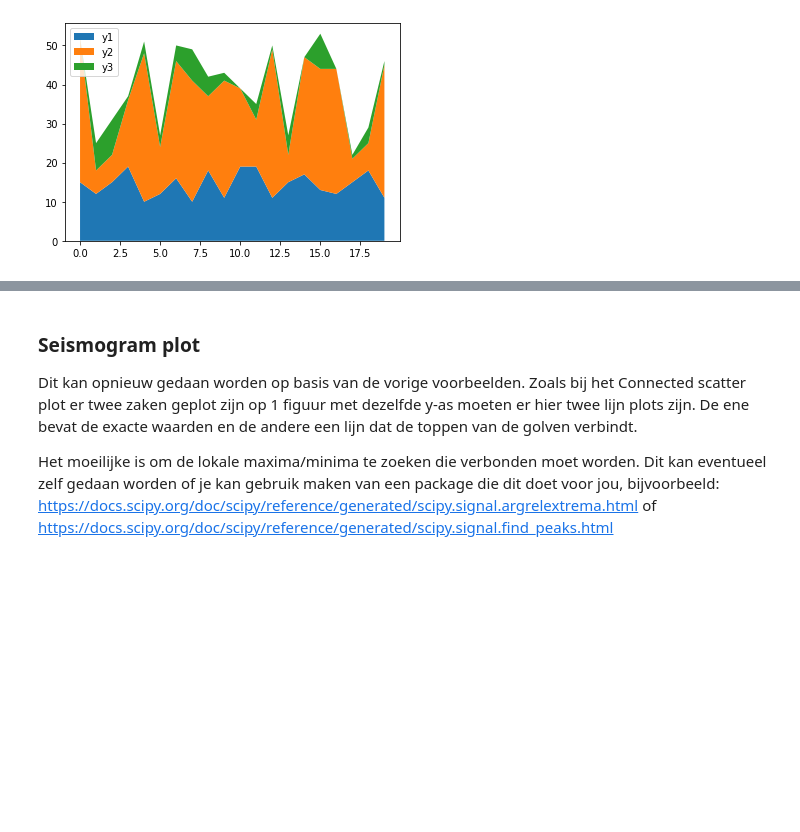
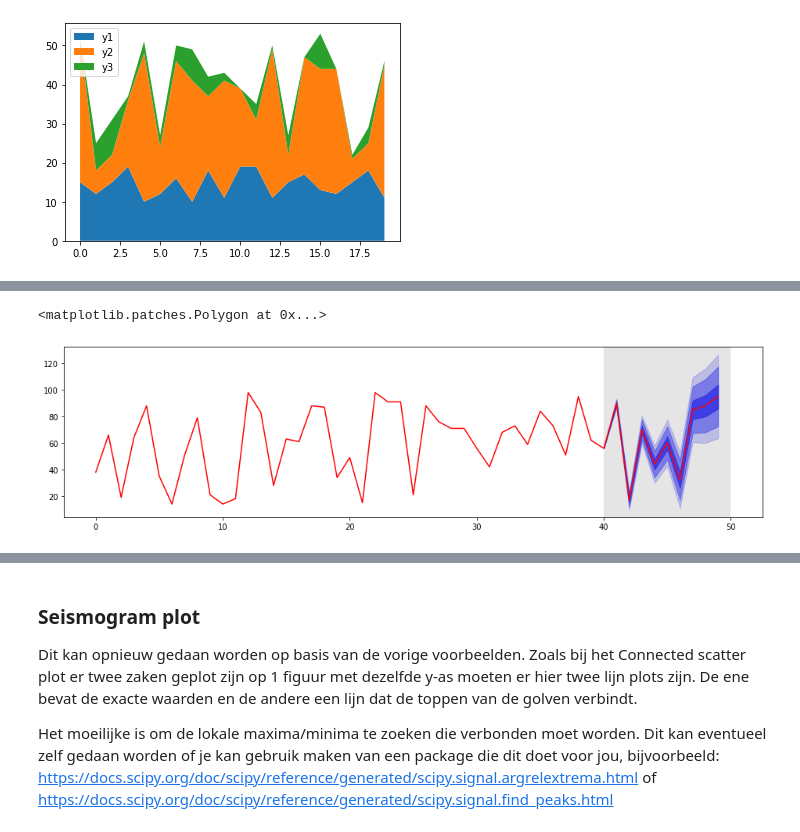
Before and after one commit to OdiseeDataScience2324/Leerstof, a Jupyter notebook: Week 5/DataVisualisation.ipynb, the cells around one changed output, grey strips where cells are left out. Drawn from its saved outputs; the diff is of its cells as text; code cells hidden in the pictures; blank space fills up the shorter version.

```diff
--- a/Week 5/DataVisualisation.ipynb
+++ b/Week 5/DataVisualisation.ipynb
@@ -284,9 +284,25 @@ De meeste functies hiervoor heb je reeds gezien. Enkel voor de grijze zone na te
 # %%
 df = pd.DataFrame({"x": np.arange(0, 50)})
 df["y"] = np.random.randint(10, 100, size=50)
 # voor een fan-plot ga je eerst error-waarden moeten berekenen
 df_errors=df.tail(10).copy()
+# 50 is een indicatie van hoe sterk de fout is
+# 0.2 is een factor om gemakkelijke de drie foutkleuren te hebben
 df_errors["error1"] = 50 * 0.2 * (df_errors.x - df_errors.x.min()) / len(df_errors) # (df_errors.x - df_errors.x.min()) / len(df_errors) (hoever van start tot einde van interval waar fouten in staan)
+df_errors["error2"] = 50 * 0.5 * (df_errors.x - df_errors.x.min()) / len(df_errors)
+df_errors["error3"] = 50 * 0.7 * (df_errors.x - df_errors.x.min()) / len(df_errors)
+
+plt.figure(figsize=(16,4))
+plt.plot(df.x, df.y, color='red')
+
+plt.gca().fill_between(df_errors.x, df_errors.y + df_errors.error3, df_errors.y - df_errors.error3, color='blue', alpha=0.2)
+plt.gca().fill_between(df_errors.x, df_errors.y + df_errors.error2, df_errors.y - df_errors.error2, color='blue', alpha=0.4)
+plt.gca().fill_between(df_errors.x, df_errors.y + df_errors.error1, df_errors.y - df_errors.error1, color='blue', alpha=0.6)
+
+plt.gca().axvspan(40, 50, facecolor='grey', alpha=0.2)
+# %% [output]
+<matplotlib.patches.Polygon at 0x...>
+[figure, added]
 # %% [markdown]
 ### Circles Timeline Plot
 
```
Also changed, not shown: parts of 2 cells of this notebook.
